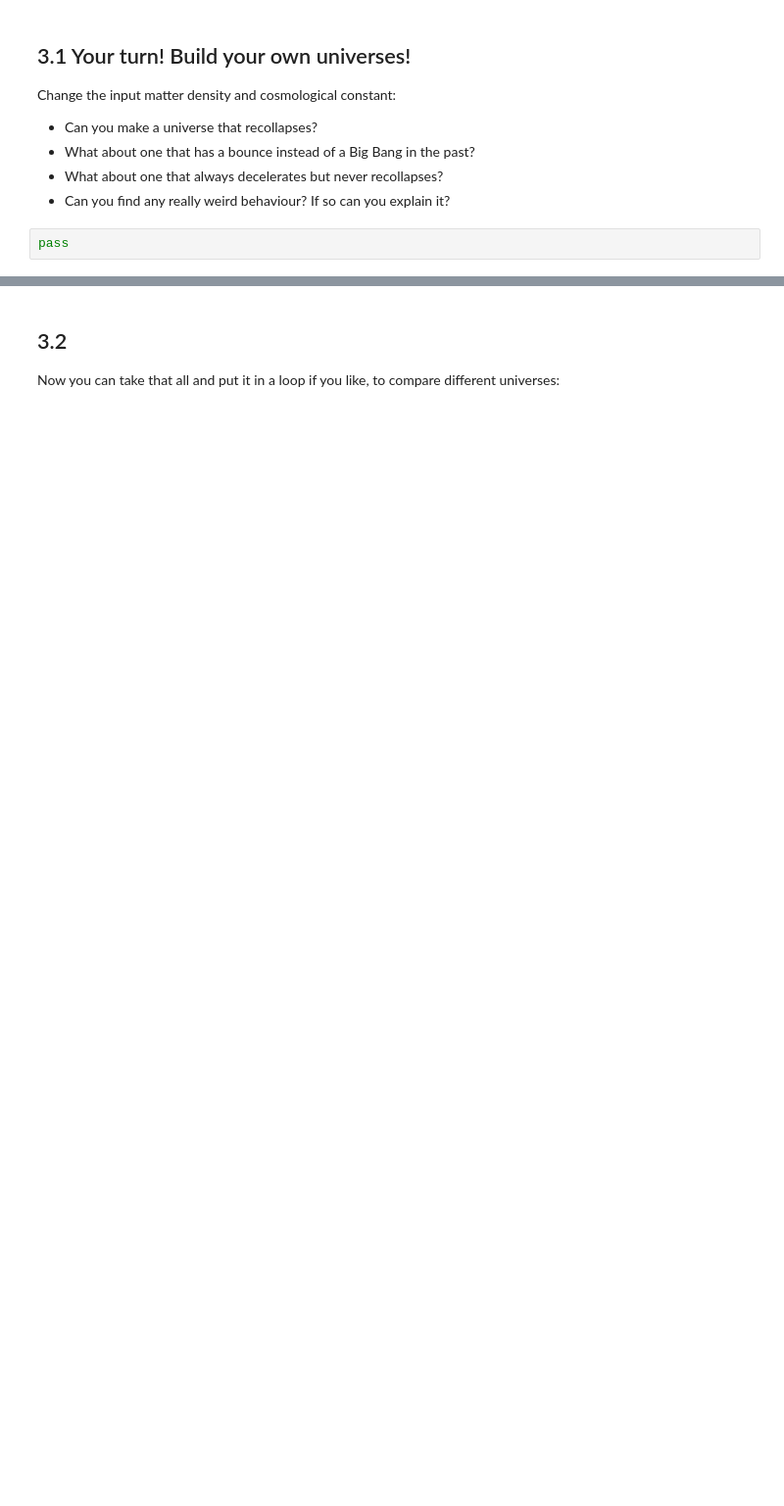
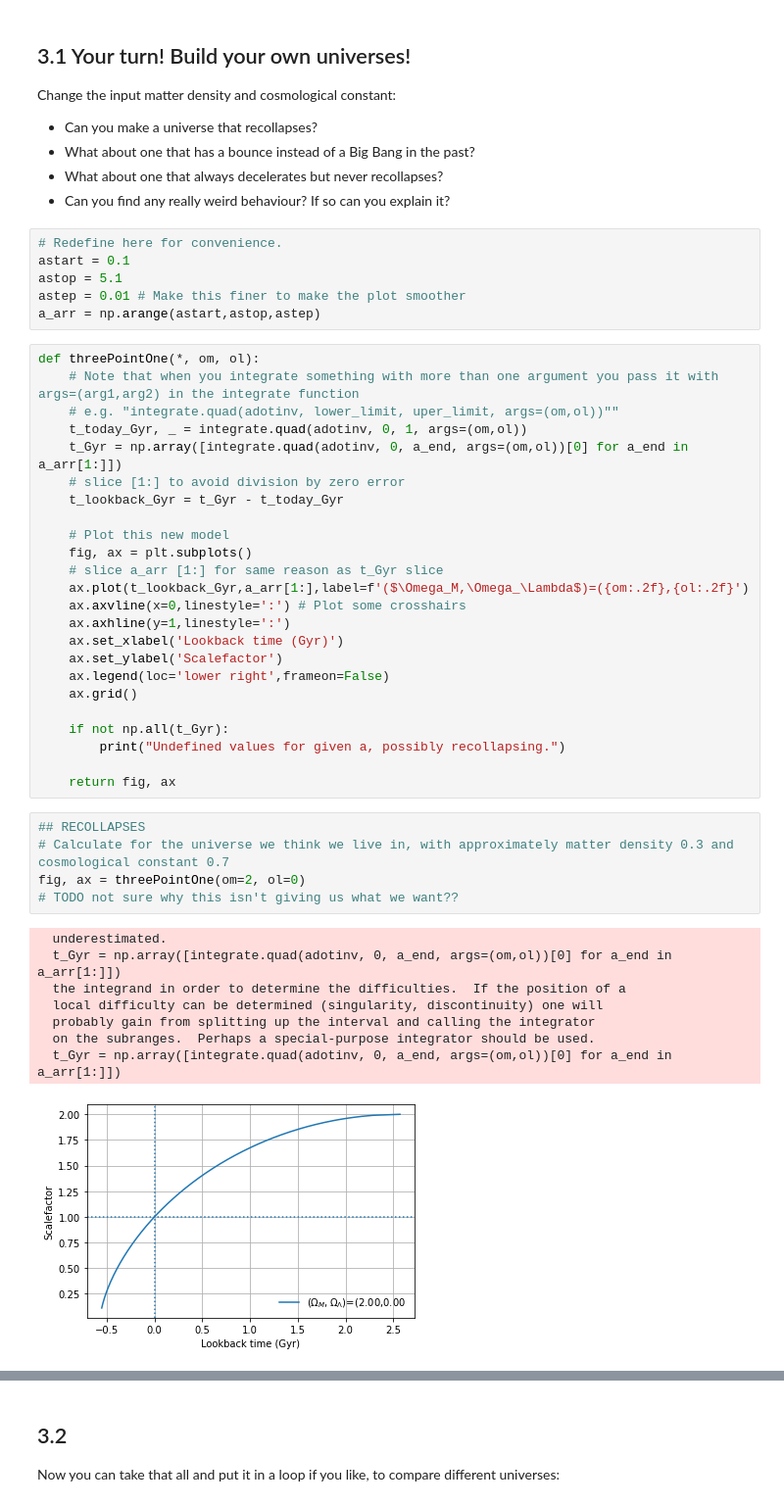
Before and after one commit to Eldred777/Cosmological_Project, a Jupyter notebook: CosmologyIntroduction/Ciaran_intro.ipynb, the cells around one changed output, grey strips where cells are left out. Shown: that part at 98% size. Drawn from its saved outputs; the diff is of its cells as text; blank space fills up the shorter version.

```diff
--- a/CosmologyIntroduction/Ciaran_intro.ipynb
+++ b/CosmologyIntroduction/Ciaran_intro.ipynb
@@ -228,5 +229,47 @@ Change the input matter density and cosmological constant:
 - What about one that has a bounce instead of a Big Bang in the past?
 - What about one that always decelerates but never recollapses?
 - Can you find any really weird behaviour? If so can you explain it?
-# %%
-pass
+# %%
+# Redefine here for convenience.
+astart = 0.1
+astop = 5.1
+astep = 0.01 # Make this finer to make the plot smoother
+a_arr = np.arange(astart,astop,astep)
+# %%
+def threePointOne(*, om, ol):
+    # Note that when you integrate something with more than one argument you pass it with args=(arg1,arg2) in the integrate function
+    # e.g. "integrate.quad(adotinv, lower_limit, uper_limit, args=(om,ol))""
+    t_today_Gyr, _ = integrate.quad(adotinv, 0, 1, args=(om,ol))
+    t_Gyr = np.array([integrate.quad(adotinv, 0, a_end, args=(om,ol))[0] for a_end in a_arr[1:]])
+    # slice [1:] to avoid division by zero error
+    t_lookback_Gyr = t_Gyr - t_today_Gyr
+
+    # Plot this new model
+    fig, ax = plt.subplots()
+    # slice a_arr [1:] for same reason as t_Gyr slice
+    ax.plot(t_lookback_Gyr,a_arr[1:],label=f'($\Omega_M,\Omega_\Lambda$)=({om:.2f},{ol:.2f}')
+    ax.axvline(x=0,linestyle=':') # Plot some crosshairs
+    ax.axhline(y=1,linestyle=':')
+    ax.set_xlabel('Lookback time (Gyr)')
+    ax.set_ylabel('Scalefactor')
+    ax.legend(loc='lower right',frameon=False)
+    ax.grid()
+
+    if not np.all(t_Gyr):
+        print("Undefined values for given a, possibly recollapsing.")
+
+    return fig, ax
+# %%
+## RECOLLAPSES
+# Calculate for the universe we think we live in, with approximately matter density 0.3 and cosmological constant 0.7
+fig, ax = threePointOne(om=2, ol=0)
+# TODO not sure why this isn't giving us what we want??
+# %% [output]
+  underestimated.
+  t_Gyr = np.array([integrate.quad(adotinv, 0, a_end, args=(om,ol))[0] for a_end in a_arr[1:]])
+  the integrand in order to determine the difficulties.  If the position of a
+  local difficulty can be determined (singularity, discontinuity) one will
+  probably gain from splitting up the interval and calling the integrator
+  on the subranges.  Perhaps a special-purpose integrator should be used.
+  t_Gyr = np.array([integrate.quad(adotinv, 0, a_end, args=(om,ol))[0] for a_end in a_arr[1:]])
+[figure, added]
```
Also changed, not shown: parts of 10 cells of this notebook.
